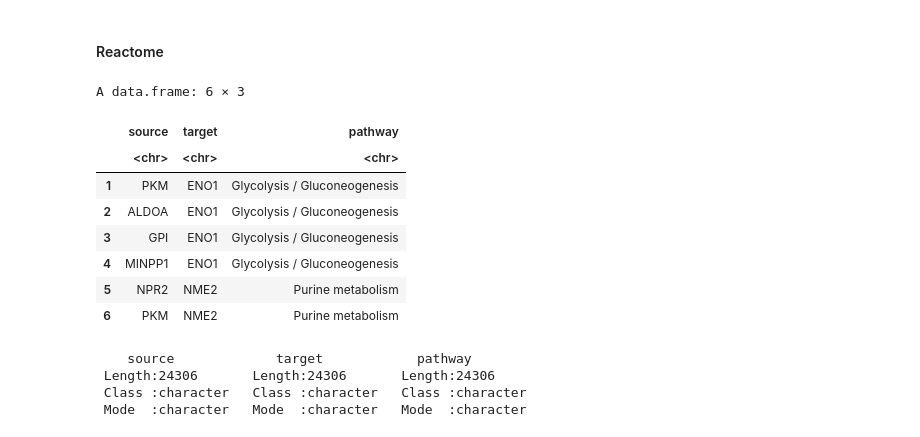
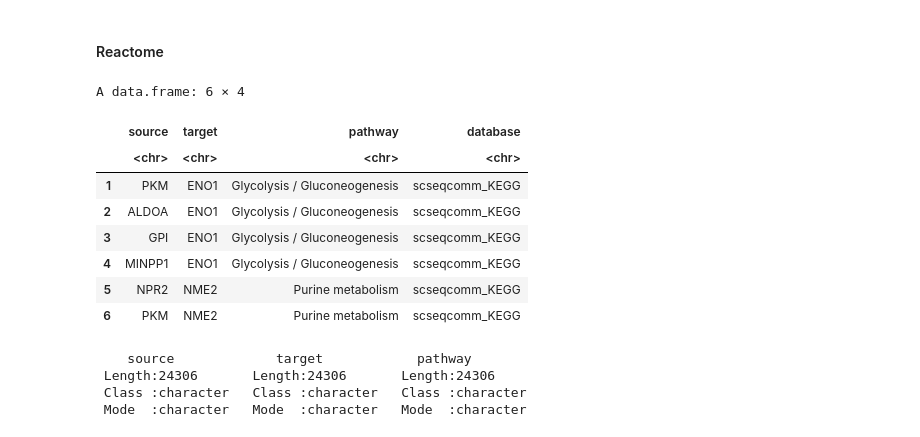
Before and after one commit to saezlab/lianaplus_manuscript, a Jupyter notebook: notebooks/visiumAKI/Generate_RtoTF_links.ipynb, the cells around one changed output. Saved outputs shown, nothing was run; the diff lists cells and outputs as text; code cells hidden in the pictures.

```diff
--- a/notebooks/visiumAKI/Generate_RtoTF_links.ipynb
+++ b/notebooks/visiumAKI/Generate_RtoTF_links.ipynb
@@ -74,6 +78,7 @@ load("~/Downloads/TF_PPR_KEGG_human.rda")
 csc_kegg <- TF_PPR_KEGG_human  %>%
     select(source=receptor, target=tf, pathway) %>%
     mutate(source = stringr::str_replace_all(source, ',', '_')) %>%
-    distinct()
+    distinct() %>%
+    mutate(database='scseqcomm_KEGG')
 head(csc_kegg)
 # %% [output]
@@ -98,20 +103,21 @@ summary(csc_kegg)
 # %%
 load("~/Downloads/TF_PPR_REACTOME_human.rda")
 scs_reactome <- TF_PPR_REACTOME_human %>%
     select(source=receptor, target=tf, pathway) %>%
     mutate(source = stringr::str_replace_all(source, ',', '_')) %>%
-    distinct()
+    distinct() %>%
+    mutate(database='scseqcomm_REACTOME')
 head(csc_kegg)
 # %% [output]
-A data.frame: 6 × 3
+A data.frame: 6 × 4
-|  | source | target | pathway |
-|  | <chr> | <chr> | <chr> |
-| 1 | PKM | ENO1 | Glycolysis / Gluconeogenesis |
-| 2 | ALDOA | ENO1 | Glycolysis / Gluconeogenesis |
-| 3 | GPI | ENO1 | Glycolysis / Gluconeogenesis |
-| 4 | MINPP1 | ENO1 | Glycolysis / Gluconeogenesis |
-| 5 | NPR2 | NME2 | Purine metabolism |
-| 6 | PKM | NME2 | Purine metabolism |
+|  | source | target | pathway | database |
+|  | <chr> | <chr> | <chr> | <chr> |
+| 1 | PKM | ENO1 | Glycolysis / Gluconeogenesis | scseqcomm_KEGG |
+| 2 | ALDOA | ENO1 | Glycolysis / Gluconeogenesis | scseqcomm_KEGG |
+| 3 | GPI | ENO1 | Glycolysis / Gluconeogenesis | scseqcomm_KEGG |
+| 4 | MINPP1 | ENO1 | Glycolysis / Gluconeogenesis | scseqcomm_KEGG |
+| 5 | NPR2 | NME2 | Purine metabolism | scseqcomm_KEGG |
+| 6 | PKM | NME2 | Purine metabolism | scseqcomm_KEGG |
 # %%
 summary(scs_reactome)
 # %% [output]
```
Also changed, not shown: parts of 21 cells of this notebook, 1 other file.
